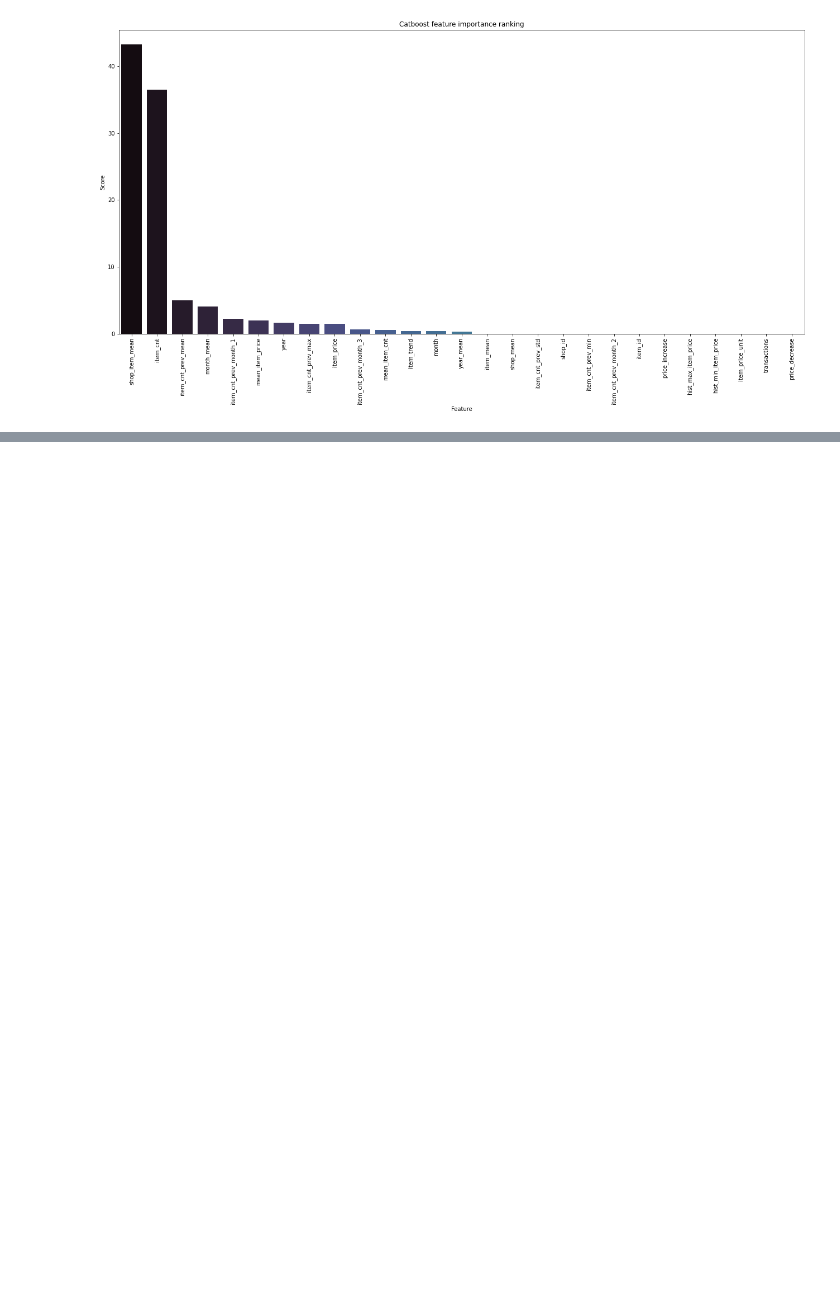
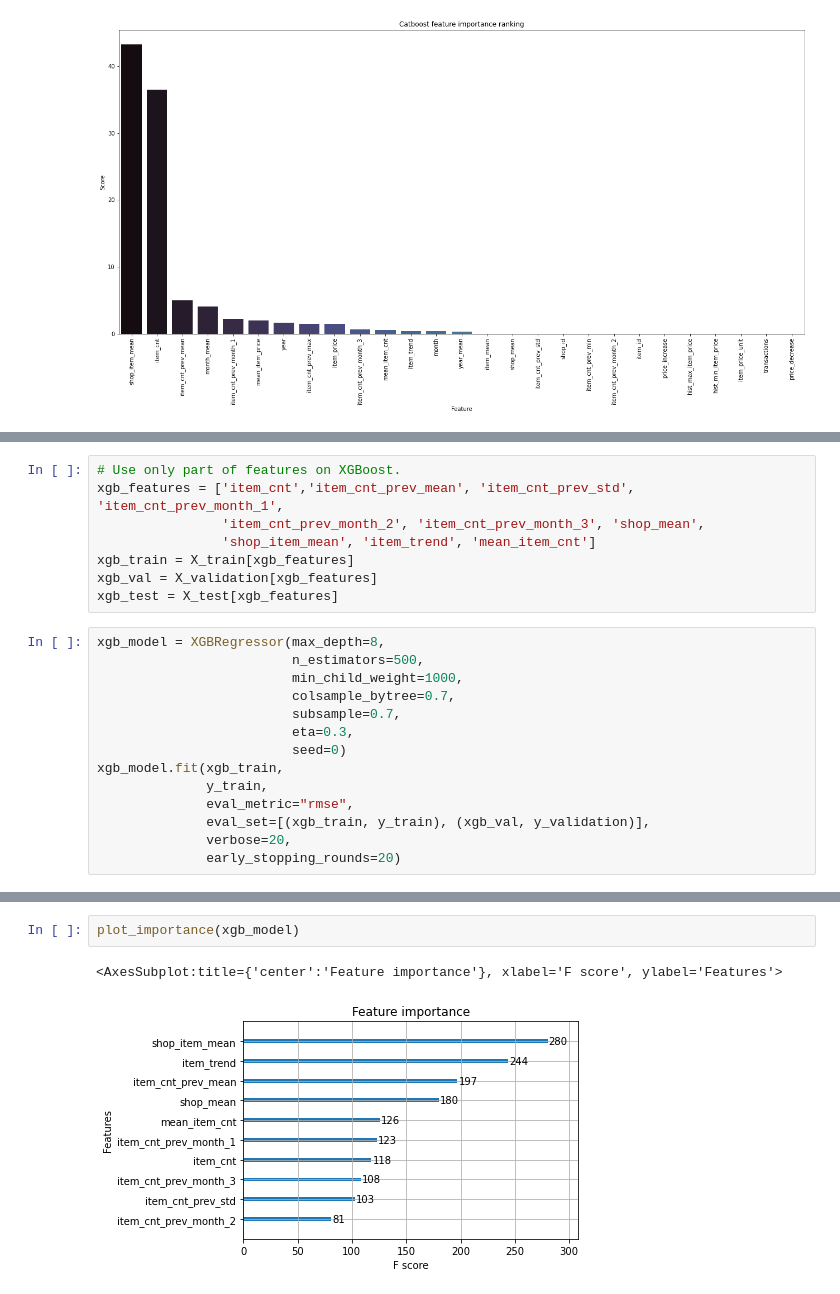
Before and after one commit to aitor-perez/kaggle, a Jupyter notebook: future-sales/time-series.ipynb, the cells around one changed output, grey strips where cells are left out. Cells and saved outputs as stored; diff of their text form; blank space fills up the shorter version.

```diff
--- a/future-sales/time-series.ipynb
+++ b/future-sales/time-series.ipynb
@@ -346,0 +361,22 @@ We are now ready to submit our predictions. To avoid repeating the training with
+# %%
+# Use only part of features on XGBoost.
+xgb_features = ['item_cnt','item_cnt_prev_mean', 'item_cnt_prev_std', 'item_cnt_prev_month_1',
+                'item_cnt_prev_month_2', 'item_cnt_prev_month_3', 'shop_mean',
+                'shop_item_mean', 'item_trend', 'mean_item_cnt']
+xgb_train = X_train[xgb_features]
+xgb_val = X_validation[xgb_features]
+xgb_test = X_test[xgb_features]
+# %%
+xgb_model = XGBRegressor(max_depth=8,
+                         n_estimators=500,
+                         min_child_weight=1000,
+                         colsample_bytree=0.7,
+                         subsample=0.7,
+                         eta=0.3,
+                         seed=0)
+xgb_model.fit(xgb_train,
+              y_train,
+              eval_metric="rmse",
+              eval_set=[(xgb_train, y_train), (xgb_val, y_validation)],
+              verbose=20,
+              early_stopping_rounds=20)
@@ -346,0 +396,5 @@ We are now ready to submit our predictions. To avoid repeating the training with
+# %%
+plot_importance(xgb_model)
+# %% [output]
+<AxesSubplot:title={'center':'Feature importance'}, xlabel='F score', ylabel='Features'>
+[figure, added]
```
Also changed, not shown: parts of 62 cells of this notebook, 7 other files.
